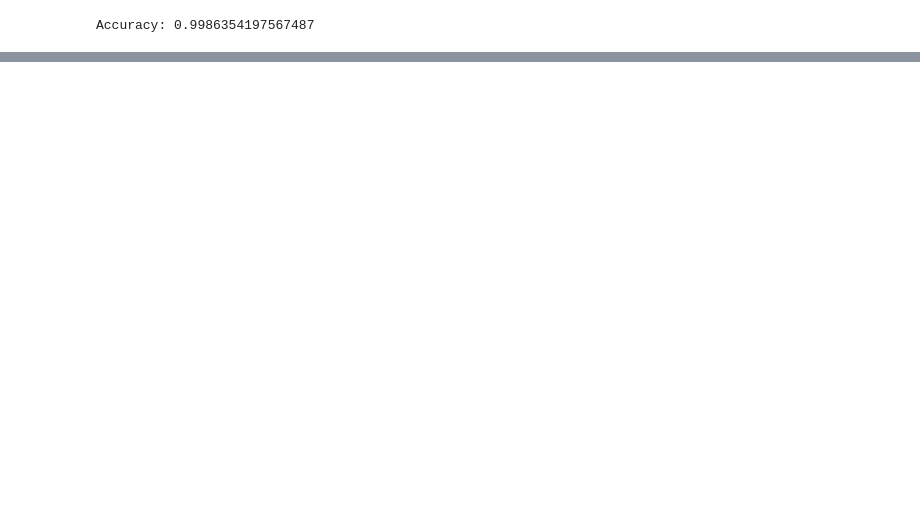
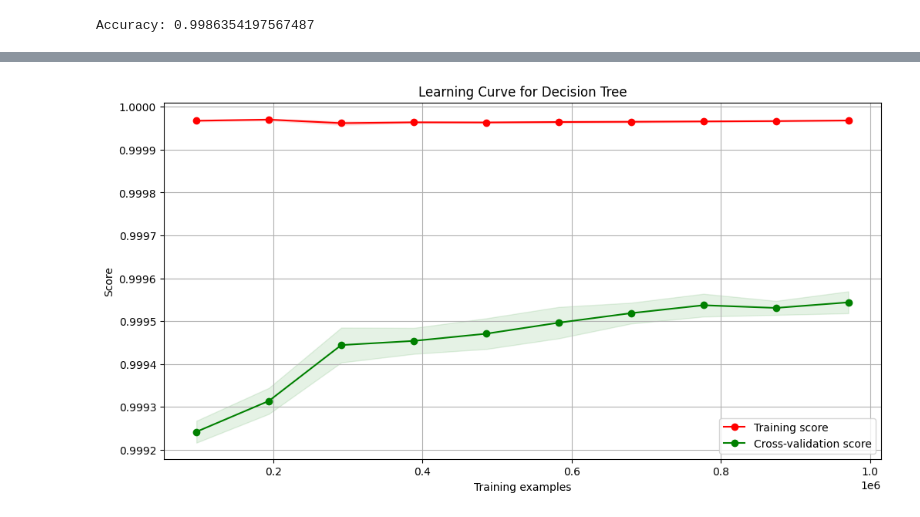
Before and after one commit to Haroune-REZKI/MetroPT-3-Failure-Prediction-, a Jupyter notebook: code.ipynb, the cells around one changed output, grey strips where cells are left out. Saved outputs shown, nothing was run; the diff lists cells and outputs as text; code cells hidden in the pictures; blank space fills up the shorter version.

```diff
--- a/code.ipynb
+++ b/code.ipynb
@@ -532,18 +552,18 @@ print("Accuracy:", accuracy_score(y_test, y_pred))
 # %% [output]
 Accuracy: 0.9986354197567487
 # %%
-# Initialize the SVM classifier
-from sklearn.svm import SVC
+# # Initialize the SVM classifier
+# from sklearn.svm import SVC
 
 
-svm_classifier = SVC(kernel='linear', C=1E10)  # Linear kernel with high regularization
+# svm_classifier = SVC(kernel='linear', C=1E10)  # Linear kernel with high regularization
 
-# Fit the model on the training data
-svm_classifier.fit(X_train, y_train)
+# # Fit the model on the training data
+# svm_classifier.fit(X_train, y_train)
 
-# Make predictions on the test data
-y_pred_svm = svm_classifier.predict(X_test)
+# # Make predictions on the test data
+# y_pred_svm = svm_classifier.predict(X_test)
 
-# Print classification report
-print("SVM Classification Report:\n", classification_report(y_test, y_pred_svm))
+# accuracy_svm = accuracy_score(y_test, y_pred_svm)
+# f1_score_svm = f1_score(y_test, y_pred_svm)
 # %%
@@ -567,0 +630,36 @@ print(f"ANN Accuracy: {accuracy:.2f}")
+# %%
+# Function to plot the learning curve
+from sklearn.model_selection import learning_curve
+
+
+def plot_learning_curve(estimator, X, y, title):
+    train_sizes, train_scores, test_scores = learning_curve(
+        estimator, X, y, cv=5, n_jobs=-1, scoring='f1', train_sizes=np.linspace(.1, 1.0, 10))
+
+    # Calculate the average and standard deviation of the training and test scores
+    train_mean = np.mean(train_scores, axis=1)
+    train_std = np.std(train_scores, axis=1)
+    test_mean = np.mean(test_scores, axis=1)
+    test_std = np.std(test_scores, axis=1)
+
+    # Plot the learning curve
+    plt.figure(figsize=(12, 6))
+    plt.plot(train_sizes, train_mean, 'o-', color="r", label="Training score")
+    plt.plot(train_sizes, test_mean, 'o-', color="g", label="Cross-validation score")
+
+    # Fill the area between the standard deviations
+    plt.fill_between(train_sizes, train_mean - train_std, train_mean + train_std, alpha=0.1, color="r")
+    plt.fill_between(train_sizes, test_mean - test_std, test_mean + test_std, alpha=0.1, color="g")
+
+    # Create the plot
+    plt.title(title)
+    plt.xlabel("Training examples")
+    plt.ylabel("Score")
+    plt.legend(loc="best")
+    plt.grid()
+    plt.show()
+
+# Call the function with the classifier, input features, and target labels
+plot_learning_curve(dt_classifier, X_train, y_train, title='Learning Curve for Decision Tree')
+# %% [output]
+[figure, added]
```
Also changed, not shown: parts of 13 cells of this notebook, 1 other file.
